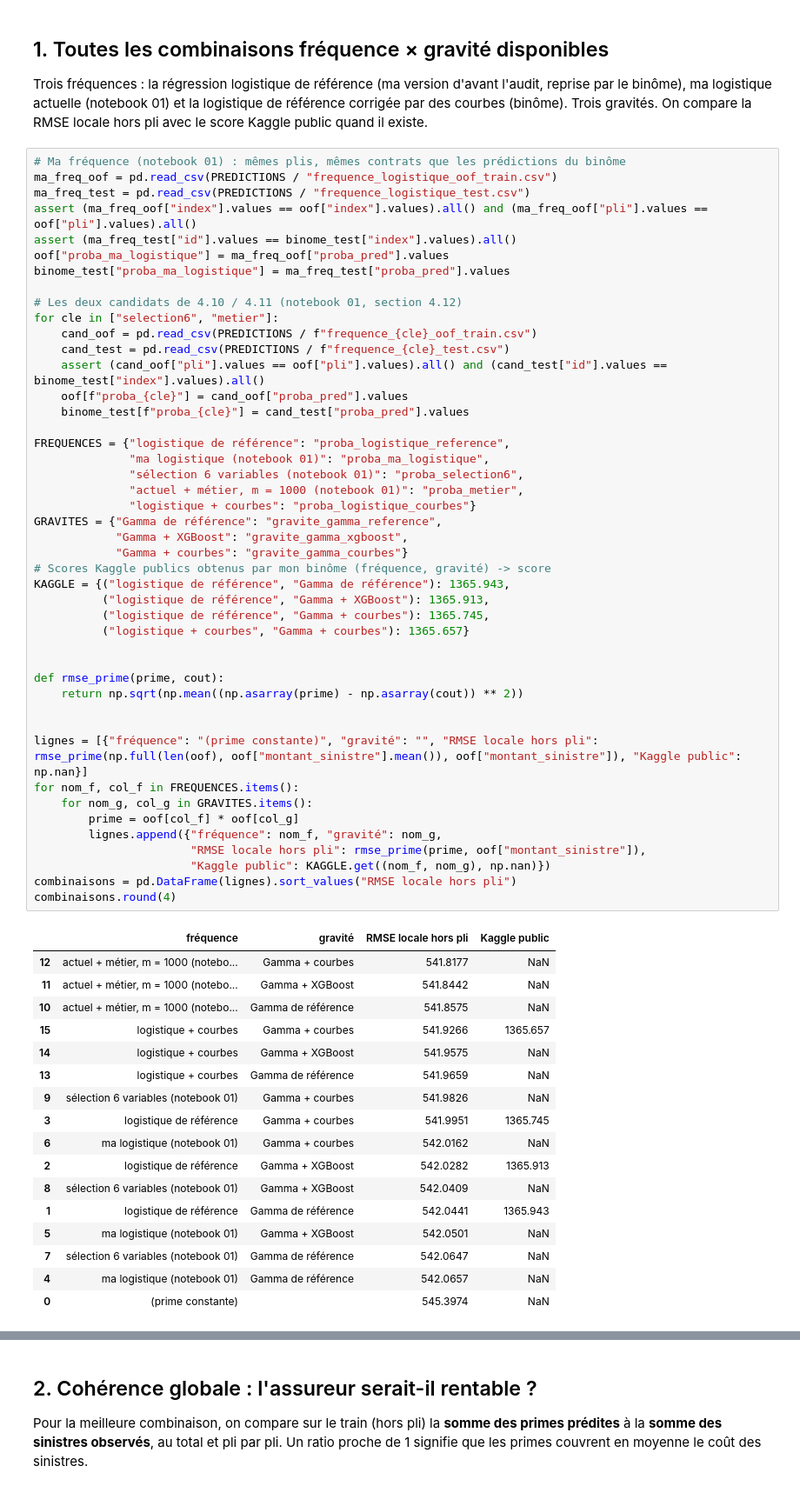
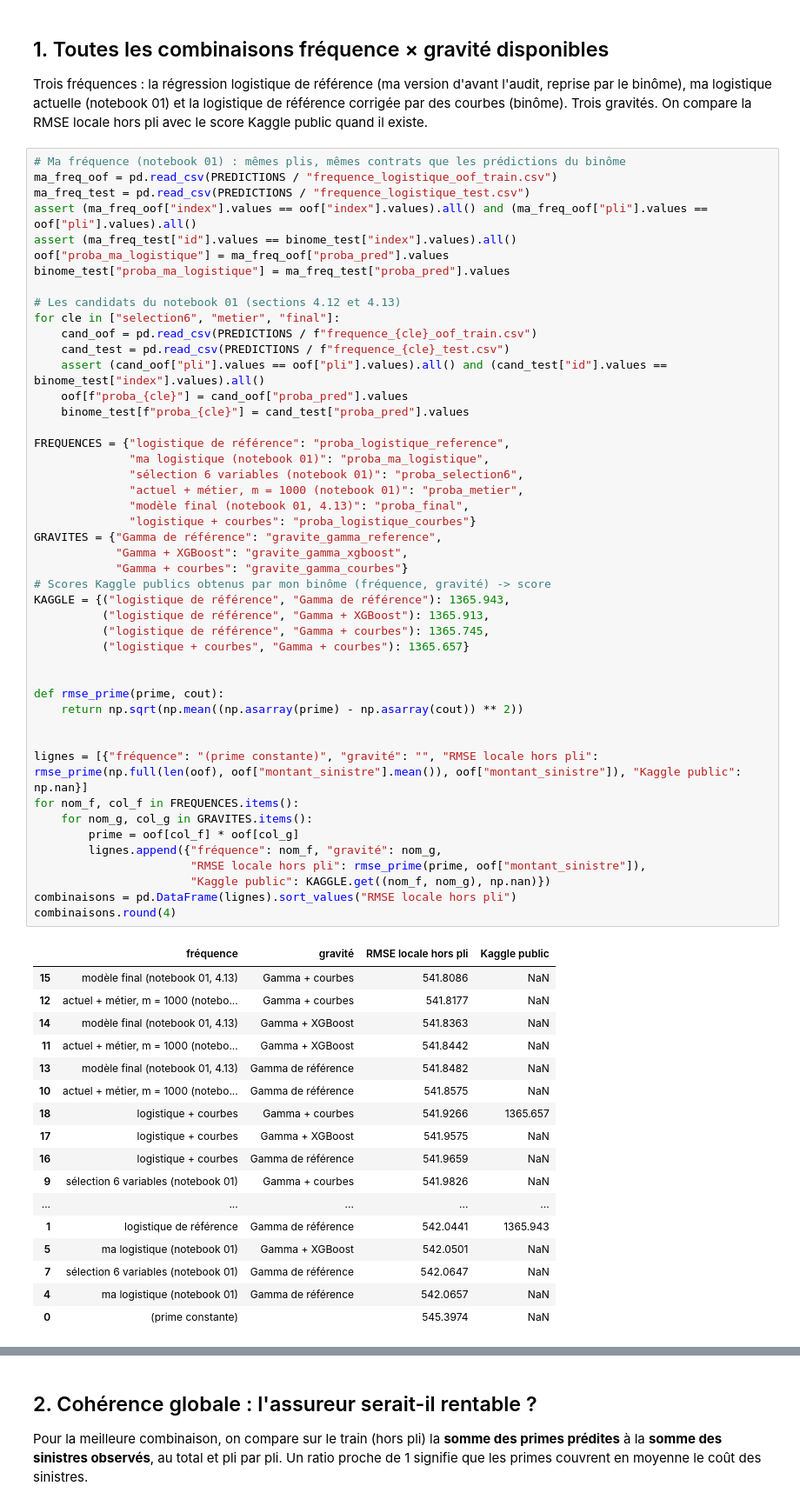
Before and after one commit to MaximilienCY/TD-Tarification-automobile-par-Machine-Learning, a Jupyter notebook: notebooks/03_prime_finale.ipynb, the cells around one changed output, grey strips where cells are left out. Shown at 87% size. Saved outputs shown, nothing was run; the diff lists cells and outputs as text.

Commit message:
Fréquence 4.13 : maximisation de la logistique (courbes, interactions, novice2), modèle final et submission_candidat.csv
Co-Authored-By: Claude Opus 5.5 <noreply@anthropic.com>

```diff
--- a/notebooks/03_prime_finale.ipynb
+++ b/notebooks/03_prime_finale.ipynb
@@ -41,8 +41,8 @@ assert (ma_freq_test["id"].values == binome_test["index"].values).all()
 oof["proba_ma_logistique"] = ma_freq_oof["proba_pred"].values
 binome_test["proba_ma_logistique"] = ma_freq_test["proba_pred"].values
 
-# Les deux candidats de 4.10 / 4.11 (notebook 01, section 4.12)
-for cle in ["selection6", "metier"]:
+# Les candidats du notebook 01 (sections 4.12 et 4.13)
+for cle in ["selection6", "metier", "final"]:
     cand_oof = pd.read_csv(PREDICTIONS / f"frequence_{cle}_oof_train.csv")
     cand_test = pd.read_csv(PREDICTIONS / f"frequence_{cle}_test.csv")
     assert (cand_oof["pli"].values == oof["pli"].values).all() and (cand_test["id"].values == binome_test["index"].values).all()
@@ -52,44 +52,45 @@ for cle in ["selection6", "metier"]:
 FREQUENCES = {"logistique de référence": "proba_logistique_reference",
               "ma logistique (notebook 01)": "proba_ma_logistique",
               "sélection 6 variables (notebook 01)": "proba_selection6",
               "actuel + métier, m = 1000 (notebook 01)": "proba_metier",
+              "modèle final (notebook 01, 4.13)": "proba_final",
               "logistique + courbes": "proba_logistique_courbes"}
 GRAVITES = {"Gamma de référence": "gravite_gamma_reference",
             "Gamma + XGBoost": "gravite_gamma_xgboost",
             "Gamma + courbes": "gravite_gamma_courbes"}
 # Scores Kaggle publics obtenus par mon binôme (fréquence, gravité) -> score
 KAGGLE = {("logistique de référence", "Gamma de référence"): 1365.943,
           ("logistique de référence", "Gamma + XGBoost"): 1365.913,
           ("logistique de référence", "Gamma + courbes"): 1365.745,
           ("logistique + courbes", "Gamma + courbes"): 1365.657}
 
 
 def rmse_prime(prime, cout):
     return np.sqrt(np.mean((np.asarray(prime) - np.asarray(cout)) ** 2))
 
 
 lignes = [{"fréquence": "(prime constante)", "gravité": "", "RMSE locale hors pli": rmse_prime(np.full(len(oof), oof["montant_sinistre"].mean()), oof["montant_sinistre"]), "Kaggle public": np.nan}]
 for nom_f, col_f in FREQUENCES.items():
     for nom_g, col_g in GRAVITES.items():
         prime = oof[col_f] * oof[col_g]
         lignes.append({"fréquence": nom_f, "gravité": nom_g,
                        "RMSE locale hors pli": rmse_prime(prime, oof["montant_sinistre"]),
                        "Kaggle public": KAGGLE.get((nom_f, nom_g), np.nan)})
 combinaisons = pd.DataFrame(lignes).sort_values("RMSE locale hors pli")
 combinaisons.round(4)
 # %% [output]
 |  | fréquence | gravité | RMSE locale hors pli | Kaggle public |
+| 15 | modèle final (notebook 01, 4.13) | Gamma + courbes | 541.8086 | NaN |
 | 12 | actuel + métier, m = 1000 (notebo... | Gamma + courbes | 541.8177 | NaN |
+| 14 | modèle final (notebook 01, 4.13) | Gamma + XGBoost | 541.8363 | NaN |
 | 11 | actuel + métier, m = 1000 (notebo... | Gamma + XGBoost | 541.8442 | NaN |
+| 13 | modèle final (notebook 01, 4.13) | Gamma de référence | 541.8482 | NaN |
 | 10 | actuel + métier, m = 1000 (notebo... | Gamma de référence | 541.8575 | NaN |
-| 15 | logistique + courbes | Gamma + courbes | 541.9266 | 1365.657 |
-| 14 | logistique + courbes | Gamma + XGBoost | 541.9575 | NaN |
-| 13 | logistique + courbes | Gamma de référence | 541.9659 | NaN |
+| 18 | logistique + courbes | Gamma + courbes | 541.9266 | 1365.657 |
+| 17 | logistique + courbes | Gamma + XGBoost | 541.9575 | NaN |
+| 16 | logistique + courbes | Gamma de référence | 541.9659 | NaN |
 | 9 | sélection 6 variables (notebook 01) | Gamma + courbes | 541.9826 | NaN |
-| 3 | logistique de référence | Gamma + courbes | 541.9951 | 1365.745 |
-| 6 | ma logistique (notebook 01) | Gamma + courbes | 542.0162 | NaN |
-| 2 | logistique de référence | Gamma + XGBoost | 542.0282 | 1365.913 |
-| 8 | sélection 6 variables (notebook 01) | Gamma + XGBoost | 542.0409 | NaN |
+| ... | ... | ... | ... | ... |
 | 1 | logistique de référence | Gamma de référence | 542.0441 | 1365.943 |
 | 5 | ma logistique (notebook 01) | Gamma + XGBoost | 542.0501 | NaN |
 | 7 | sélection 6 variables (notebook 01) | Gamma de référence | 542.0647 | NaN |
```
Also changed, not shown: parts of 6 cells of this notebook, 5 other files.
